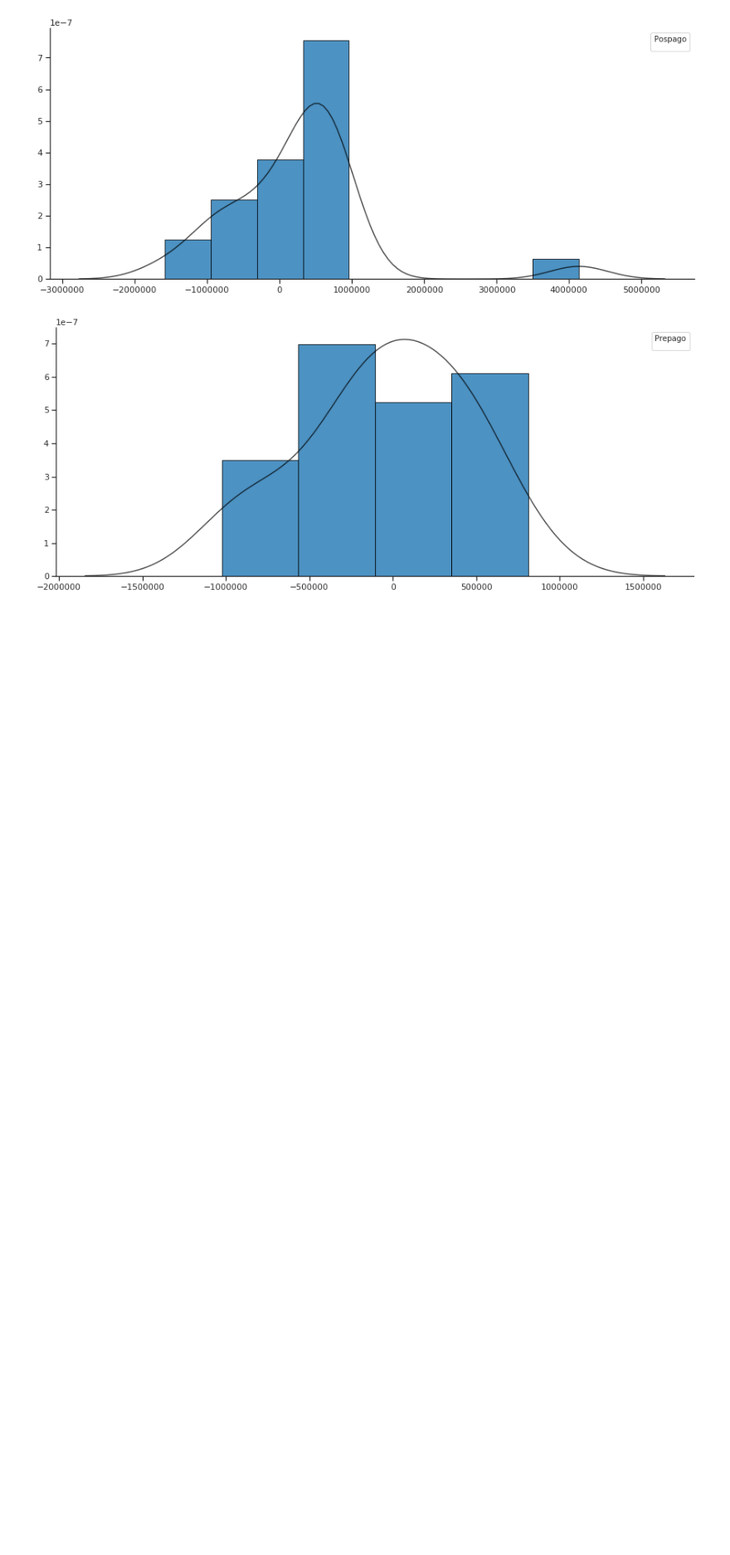
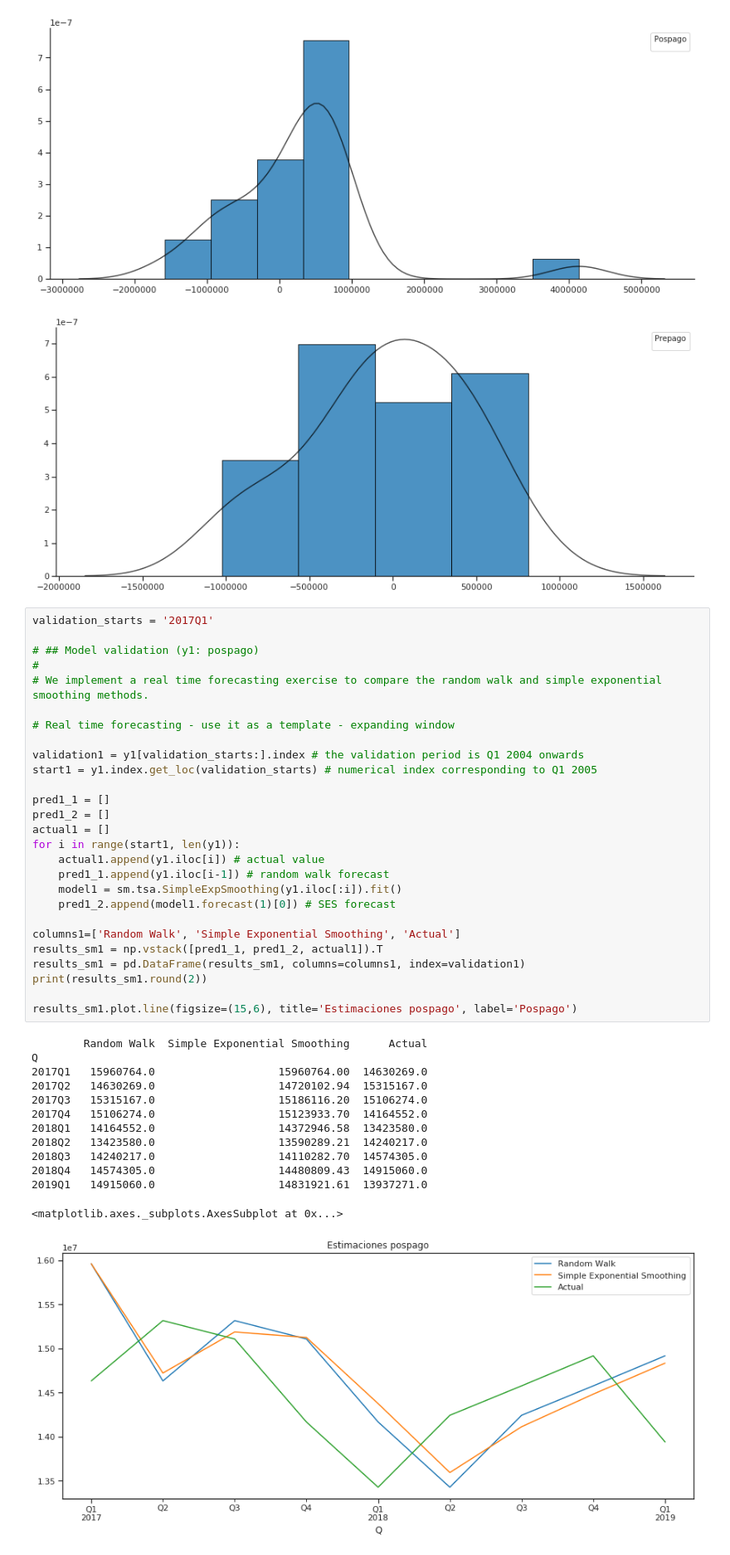
Before and after one commit to avdata99/diplo-datos-optativa-analisis-de-series-temporales, a Jupyter notebook: practico/practico-telefonia-movil.ipynb, the cells around one changed output. Shown at 83% size. Cells and saved outputs as stored; diff of their text form; blank space fills up the shorter version.

```diff
--- a/practico/practico-telefonia-movil.ipynb
+++ b/practico/practico-telefonia-movil.ipynb
@@ -364,4 +365,45 @@ No handles with labels found to put in legend.
 No handles with labels found to put in legend.
 [figure]
 [figure]
+# %%
+validation_starts = '2017Q1'
+
+# ## Model validation (y1: pospago)
+#
+# We implement a real time forecasting exercise to compare the random walk and simple exponential smoothing methods.
+
+# Real time forecasting - use it as a template - expanding window
+
+validation1 = y1[validation_starts:].index # the validation period is Q1 2004 onwards
+start1 = y1.index.get_loc(validation_starts) # numerical index corresponding to Q1 2005
+
+pred1_1 = []
+pred1_2 = []
+actual1 = []
+for i in range(start1, len(y1)):
+    actual1.append(y1.iloc[i]) # actual value
+    pred1_1.append(y1.iloc[i-1]) # random walk forecast
+    model1 = sm.tsa.SimpleExpSmoothing(y1.iloc[:i]).fit()
+    pred1_2.append(model1.forecast(1)[0]) # SES forecast
+
+columns1=['Random Walk', 'Simple Exponential Smoothing', 'Actual']
+results_sm1 = np.vstack([pred1_1, pred1_2, actual1]).T
+results_sm1 = pd.DataFrame(results_sm1, columns=columns1, index=validation1)
+print(results_sm1.round(2))
+
+results_sm1.plot.line(figsize=(15,6), title='Estimaciones pospago', label='Pospago')
+# %% [output]
+        Random Walk  Simple Exponential Smoothing      Actual
+Q
+2017Q1   15960764.0                   15960764.00  14630269.0
+2017Q2   14630269.0                   14720102.94  15315167.0
+2017Q3   15315167.0                   15186116.20  15106274.0
+2017Q4   15106274.0                   15123933.70  14164552.0
+2018Q1   14164552.0                   14372946.58  13423580.0
+2018Q2   13423580.0                   13590289.21  14240217.0
+2018Q3   14240217.0                   14110282.70  14574305.0
+2018Q4   14574305.0                   14480809.43  14915060.0
+2019Q1   14915060.0                   14831921.61  13937271.0
+<matplotlib.axes._subplots.AxesSubplot at 0x...>
+[figure, added]
 # %%
```
Also changed, not shown: parts of 7 cells of this notebook, 2 other files.
